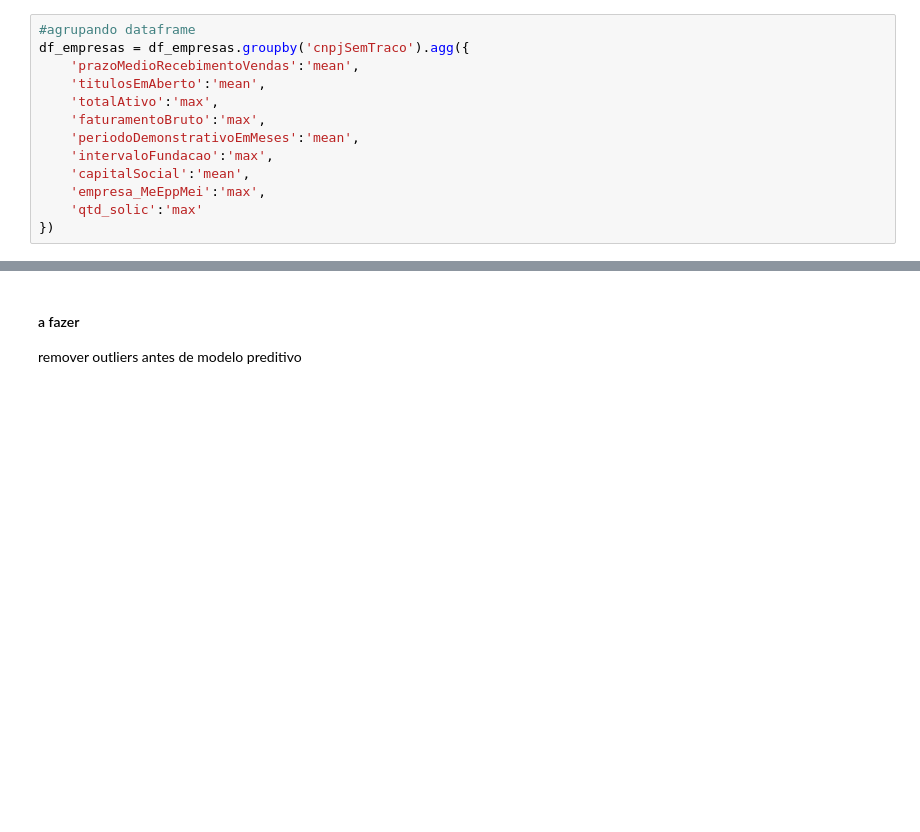
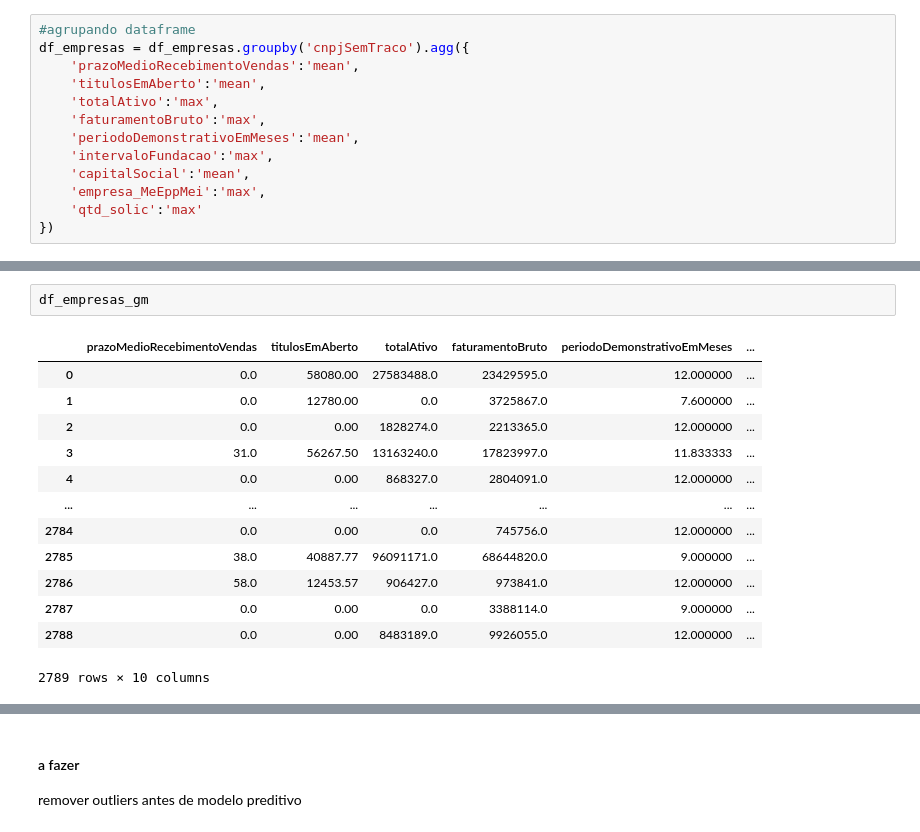
Before and after one commit to diegocmr/bootcamp_ia, a Jupyter notebook: analise_exploratoria.ipynb, the cells around one changed output, grey strips where cells are left out. Drawn from its saved outputs; the diff is of its cells as text; blank space fills up the shorter version.

```diff
--- a/analise_exploratoria.ipynb
+++ b/analise_exploratoria.ipynb
@@ -609,0 +638,16 @@ df_empresas_gm['label'] = y_gm
+# %%
+df_empresas_gm
+# %% [output]
+|  | prazoMedioRecebimentoVendas | titulosEmAberto | totalAtivo | faturamentoBruto | periodoDemonstrativoEmMeses | ... |
+| 0 | 0.0 | 58080.00 | 27583488.0 | 23429595.0 | 12.000000 | ... |
+| 1 | 0.0 | 12780.00 | 0.0 | 3725867.0 | 7.600000 | ... |
+| 2 | 0.0 | 0.00 | 1828274.0 | 2213365.0 | 12.000000 | ... |
+| 3 | 31.0 | 56267.50 | 13163240.0 | 17823997.0 | 11.833333 | ... |
+| 4 | 0.0 | 0.00 | 868327.0 | 2804091.0 | 12.000000 | ... |
+| ... | ... | ... | ... | ... | ... | ... |
+| 2784 | 0.0 | 0.00 | 0.0 | 745756.0 | 12.000000 | ... |
+| 2785 | 38.0 | 40887.77 | 96091171.0 | 68644820.0 | 9.000000 | ... |
+| 2786 | 58.0 | 12453.57 | 906427.0 | 973841.0 | 12.000000 | ... |
+| 2787 | 0.0 | 0.00 | 0.0 | 3388114.0 | 9.000000 | ... |
+| 2788 | 0.0 | 0.00 | 8483189.0 | 9926055.0 | 12.000000 | ... |
+2789 rows × 10 columns
```
Also changed, not shown: parts of 44 cells of this notebook, 1 other file.
